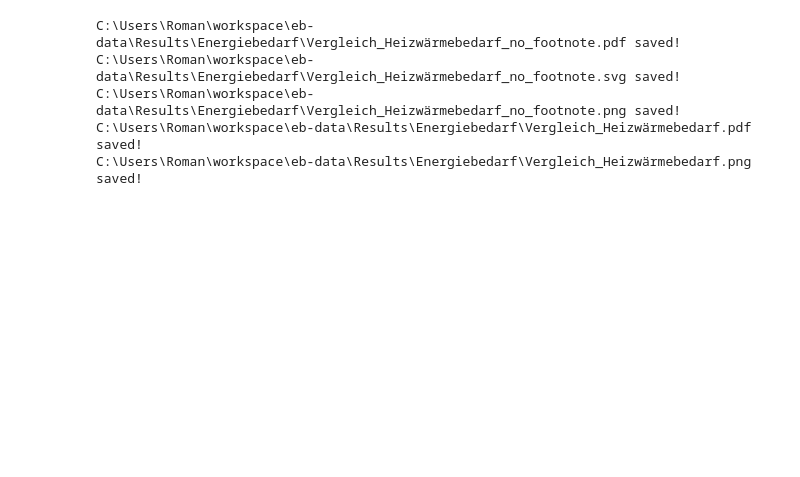
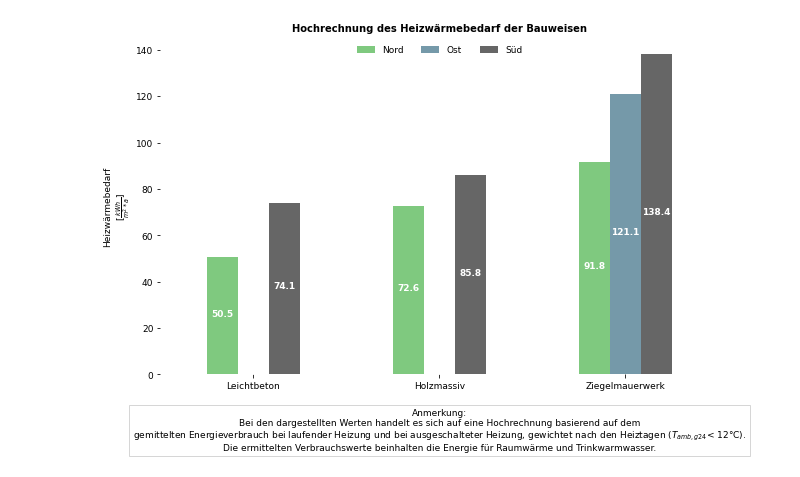
Before and after one commit to Ramonfi/eb-scripts, a Jupyter notebook: energy-demand.ipynb, the cells around one changed output. Drawn from its saved outputs; the diff is of its cells as text; code cells hidden in the pictures; blank space fills up the shorter version.

```diff
--- a/energy-demand.ipynb
+++ b/energy-demand.ipynb
@@ -169,48 +175,44 @@ if ex:
         os.makedirs(exdir)
     dfheat.to_csv(os.path.join(exdir,'auswertung_energieverbrauch.csv'))
 # %%
-fig, axs = plt.subplots(figsize=eb.in_doc)
+fig, axs = plt.subplots()
 fig.subplots_adjust(bottom=0.1)
 df = dfheat[['ann_calc']].unstack().T
 
 df = df[['MH','LB','MW']]
 
-df.T.plot.bar(ax = axs,cmap=eb.truncate_colormap('Accent'))
+df.T.plot.bar(ax = axs,cmap=ut.truncate_colormap('Accent'))
 
 axs.set_title('Hochrechnung des Heizwärmebedarf der Bauweisen', fontweight = 'bold')
 axs.set_ylabel('Heizwärmebedarf\n'+ r'$[\frac{kWh}{m^2*a}]$')
 axs.set_xticklabels([ 'Leichtbeton','Holzmassiv', 'Ziegelmauerwerk'], rotation=0)
 
 axs.legend(labels=['Nord','Ost','Süd'],loc='upper center',frameon=False,ncol=3)
 xticks=[]
 for bar in axs.patches:
     xticks.append(bar.get_x())
 
     axs.text(
         bar.get_x() + bar.get_width() / 2,
         bar.get_height()*0.5 + bar.get_y(),
         round(bar.get_height(),1),
         ha='center',
         color='w',
         weight='bold',
         )
 if ex:
-    eb.export(fig,exdir,'Vergleich_Heizwärmebedarf_no_footnote',extlist=['pdf','svg','png'])
+    ut.export(fig,exdir,'Vergleich_Heizwärmebedarf_no_footnote',extlist=['pdf','svg','png'])
 
 # footnote
 axs.annotate(f'Anmerkung:\nBei den dargestellten Werten handelt es sich auf eine Hochrechnung basierend auf dem\ngemittelten Energieverbrauch bei laufender Heizung und bei ausgeschalteter Heizung, gewichtet nach den Heiztagen ('r'$T_{amb,g24}$' +f'< {ht}°C).\nDie ermittelten Verbrauchswerte beinhalten die Energie für Raumwärme und Trinkwarmwasser.',
     xy = (0.5, -0.1),
     xycoords='axes fraction',
     ha='center',
     va="top",
-    bbox=eb.eb_bbox
+    bbox=ut.eb_bbox
     )
 #fig.tight_layout()
 if ex:
-    eb.export(fig,exdir,'Vergleich_Heizwärmebedarf',extlist=['pdf','png'])
+    ut.export(fig,exdir,'Vergleich_Heizwärmebedarf',extlist=['pdf','png'], show=True)
 # %% [output]
-C:\Users\Roman\workspace\eb-data\Results\Energiebedarf\Vergleich_Heizwärmebedarf_no_footnote.pdf saved!
-C:\Users\Roman\workspace\eb-data\Results\Energiebedarf\Vergleich_Heizwärmebedarf_no_footnote.svg saved!
-C:\Users\Roman\workspace\eb-data\Results\Energiebedarf\Vergleich_Heizwärmebedarf_no_footnote.png saved!
-C:\Users\Roman\workspace\eb-data\Results\Energiebedarf\Vergleich_Heizwärmebedarf.pdf saved!
-C:\Users\Roman\workspace\eb-data\Results\Energiebedarf\Vergleich_Heizwärmebedarf.png saved!
+[figure, added]
```
Also changed, not shown: parts of 4 cells of this notebook, 15 other files.
